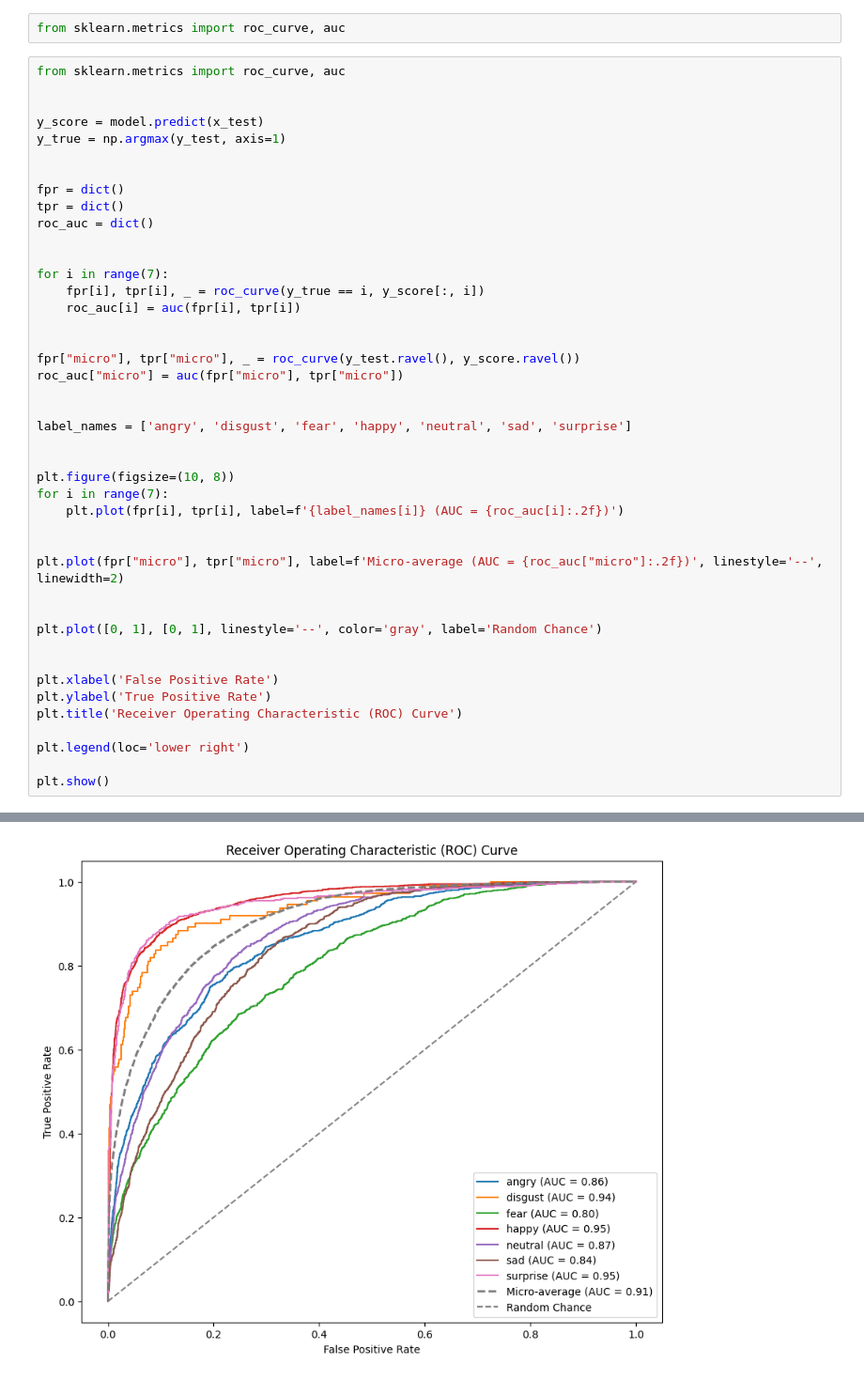
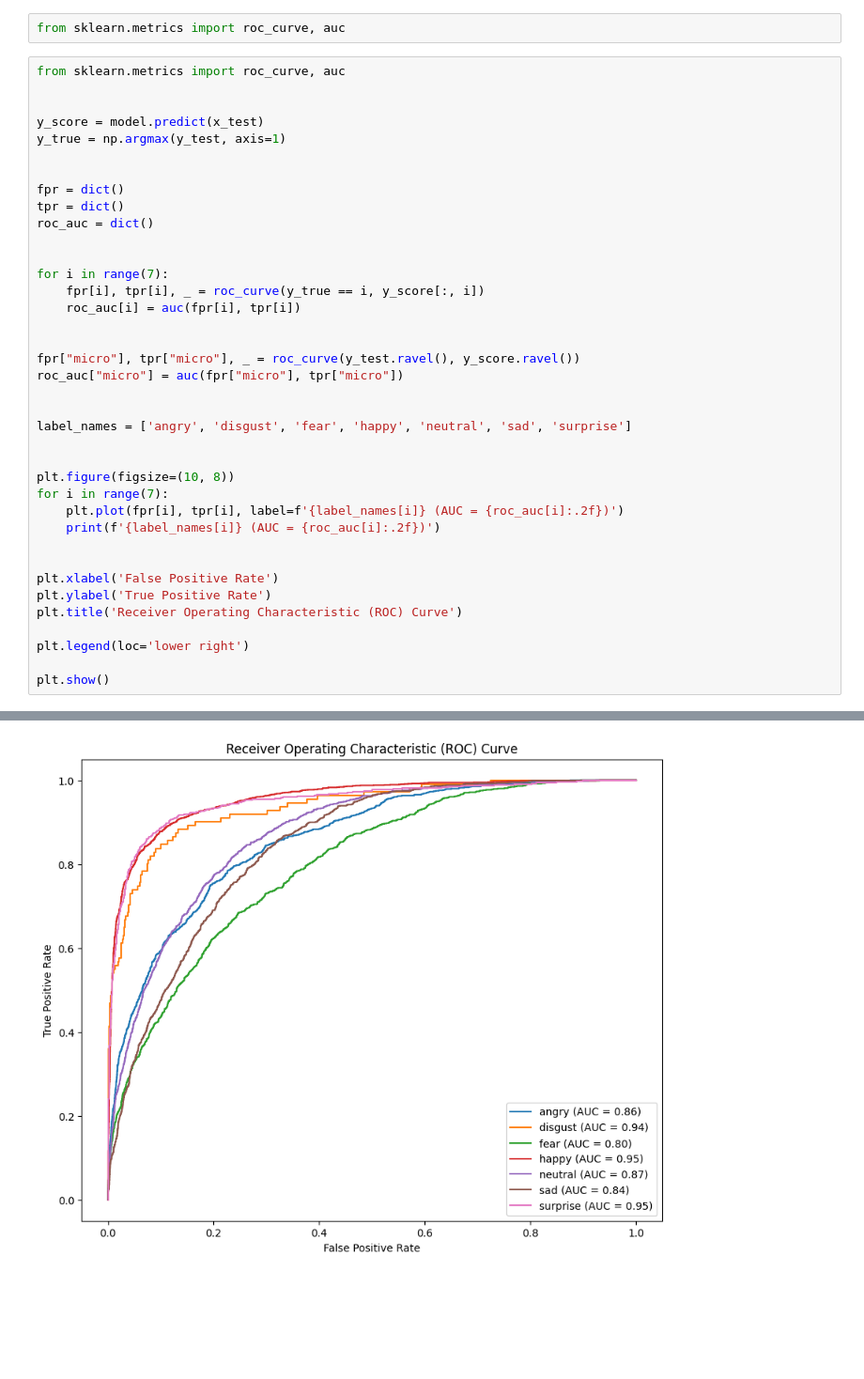
Before and after one commit to TahlilMahfuz/Facial_Text_EmotionDetector_EmojiGenerator, a Jupyter notebook: Train_Model_Facial_Emotion.ipynb, the cells around one changed output, grey strips where cells are left out. Shown at 94% size. Saved outputs shown, nothing was run; the diff lists cells and outputs as text; blank space fills up the shorter version.

```diff
--- a/Train_Model_Facial_Emotion.ipynb
+++ b/Train_Model_Facial_Emotion.ipynb
@@ -213,12 +213,7 @@ label_names = ['angry', 'disgust', 'fear', 'happy', 'neutral', 'sad', 'surprise'
 plt.figure(figsize=(10, 8))
 for i in range(7):
     plt.plot(fpr[i], tpr[i], label=f'{label_names[i]} (AUC = {roc_auc[i]:.2f})')
-
-
-plt.plot(fpr["micro"], tpr["micro"], label=f'Micro-average (AUC = {roc_auc["micro"]:.2f})', linestyle='--', linewidth=2)
-
-
-plt.plot([0, 1], [0, 1], linestyle='--', color='gray', label='Random Chance')
+    print(f'{label_names[i]} (AUC = {roc_auc[i]:.2f})')
 
 
 plt.xlabel('False Positive Rate')
@@ -233,4 +235,4 @@ plt.show()
-[figure, old version]
+[figure, new version]
 # %%
 from sklearn.metrics import roc_curve, auc
 
```
Also changed, not shown: parts of 2 cells of this notebook, 3 other files.
